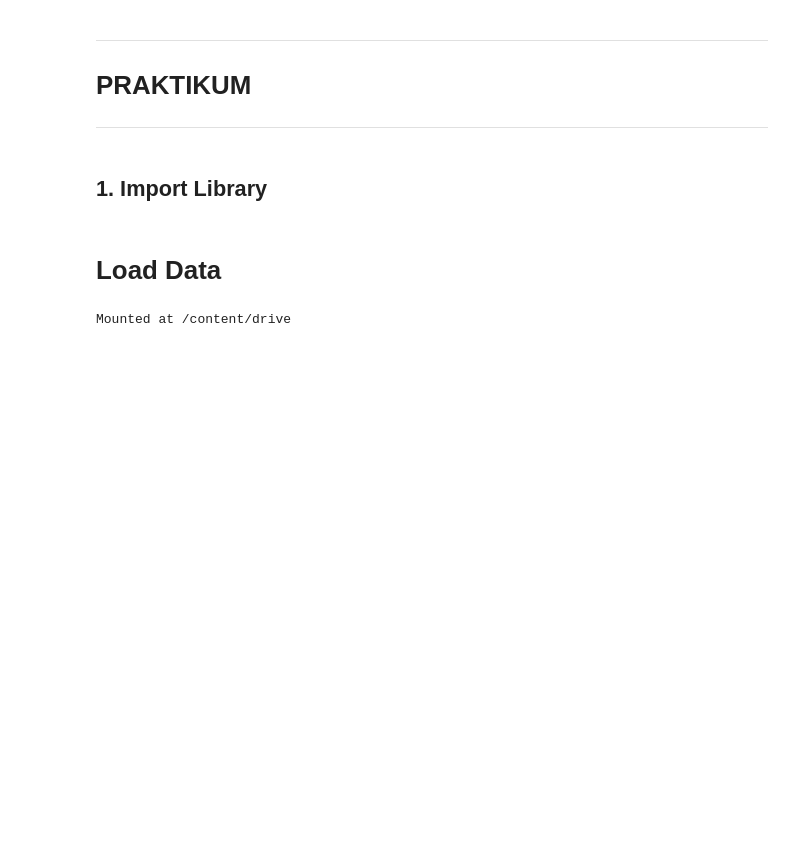
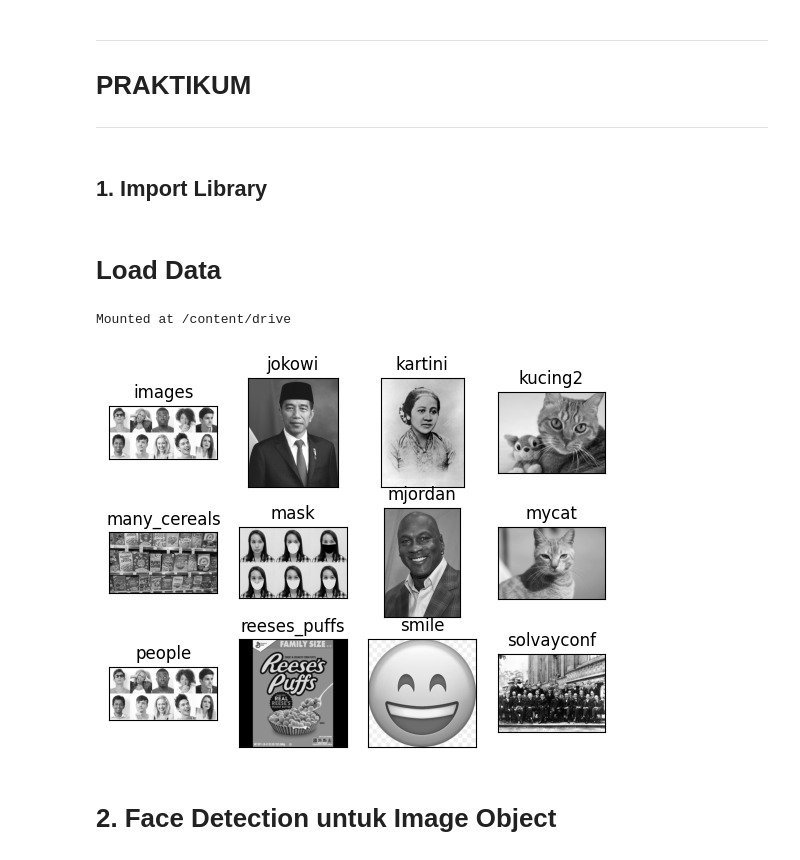
Before and after one commit to masfudindc/PCVK, a Jupyter notebook: Week12/Week12.ipynb, the cells around one changed output. Saved outputs shown, nothing was run; the diff lists cells and outputs as text; code cells hidden in the pictures; blank space fills up the shorter version.

```diff
--- a/Week12/Week12.ipynb
+++ b/Week12/Week12.ipynb
@@ -37,15 +37,30 @@ drive.mount('/content/drive')
 # %% [output]
 Mounted at /content/drive
 # %%
-images = cv2.imread('/content/drive/MyDrive/PCVK/Week12/Face Detection/images.jpg')
-jokowi = cv2.imread('/content/drive/MyDrive/PCVK/Week12/Face Detection/jokowi.jpg')
-kartini = cv2.imread('/content/drive/MyDrive/PCVK/Week12/Face Detection/kartini.jpg')
-kucing2 = cv2.imread('/content/drive/MyDrive/PCVK/Week12/Face Detection/kucing2.jpg')
-many_cereals = cv2.imread('/content/drive/MyDrive/PCVK/Week12/Face Detection/many_cereals.jpg')
-mask = cv2.imread('/content/drive/MyDrive/PCVK/Week12/Face Detection/mask.jpg')
-mjordan = cv2.imread('/content/drive/MyDrive/PCVK/Week12/Face Detection/mjordan.jpg')
-mycat = cv2.imread('/content/drive/MyDrive/PCVK/Week12/Face Detection/mycat.jpg')
-people = cv2.imread('/content/drive/MyDrive/PCVK/Week12/Face Detection/people.jpg')
-reeses_puffs = cv2.imread('/content/drive/MyDrive/PCVK/Week12/Face Detection/reeses_puffs.jpg')
-smile = cv2.imread('/content/drive/MyDrive/PCVK/Week12/Face Detection/smile.jpg')
-solvayconf = cv2.imread('/content/drive/MyDrive/PCVK/Week12/Face Detection/solvayconf.jpg')
+images = cv2.imread('/content/drive/MyDrive/PCVK/Week12/Face Detection/images.jpg', 0)
+jokowi = cv2.imread('/content/drive/MyDrive/PCVK/Week12/Face Detection/jokowi.jpg', 0)
+kartini = cv2.imread('/content/drive/MyDrive/PCVK/Week12/Face Detection/kartini.jpg', 0)
+kucing2 = cv2.imread('/content/drive/MyDrive/PCVK/Week12/Face Detection/kucing2.jpg', 0)
+many_cereals = cv2.imread('/content/drive/MyDrive/PCVK/Week12/Face Detection/many_cereals.jpg', 0)
+mask = cv2.imread('/content/drive/MyDrive/PCVK/Week12/Face Detection/mask.png', 0)
+mjordan = cv2.imread('/content/drive/MyDrive/PCVK/Week12/Face Detection/mjordan.jpg', 0)
+mycat = cv2.imread('/content/drive/MyDrive/PCVK/Week12/Face Detection/mycat.jpg', 0)
+people = cv2.imread('/content/drive/MyDrive/PCVK/Week12/Face Detection/people.jpg', 0)
+reeses_puffs = cv2.imread('/content/drive/MyDrive/PCVK/Week12/Face Detection/reeses_puffs.png', 0)
+smile = cv2.imread('/content/drive/MyDrive/PCVK/Week12/Face Detection/smile.png', 0)
+solvayconf = cv2.imread('/content/drive/MyDrive/PCVK/Week12/Face Detection/solvayconf.jpg', 0)
+
+titles = ['images','jokowi','kartini','kucing2','many_cereals','mask', 'mjordan','mycat','people','reeses_puffs','smile','solvayconf']
+gambar = [images, jokowi, kartini, kucing2, many_cereals, mask, mjordan, mycat, people, reeses_puffs, smile, solvayconf]
+
+for i in range(12):
+    plt.subplot(3,4,i+1)
+    plt.imshow(gambar[i],'gray',vmin=0,vmax=255)  # vmin vmax untuk mengatur jangkauan intensitas piksel
+    plt.title(titles[i])
+    plt.xticks([]),plt.yticks([]) # menyembunyikan label sumbu x dan sumbu y
+
+plt.show()
+# %% [output]
+[figure, added]
+# %% [markdown]
+# **2. Face Detection untuk Image Object**
```
Also changed, not shown: parts of 2 cells of this notebook.
